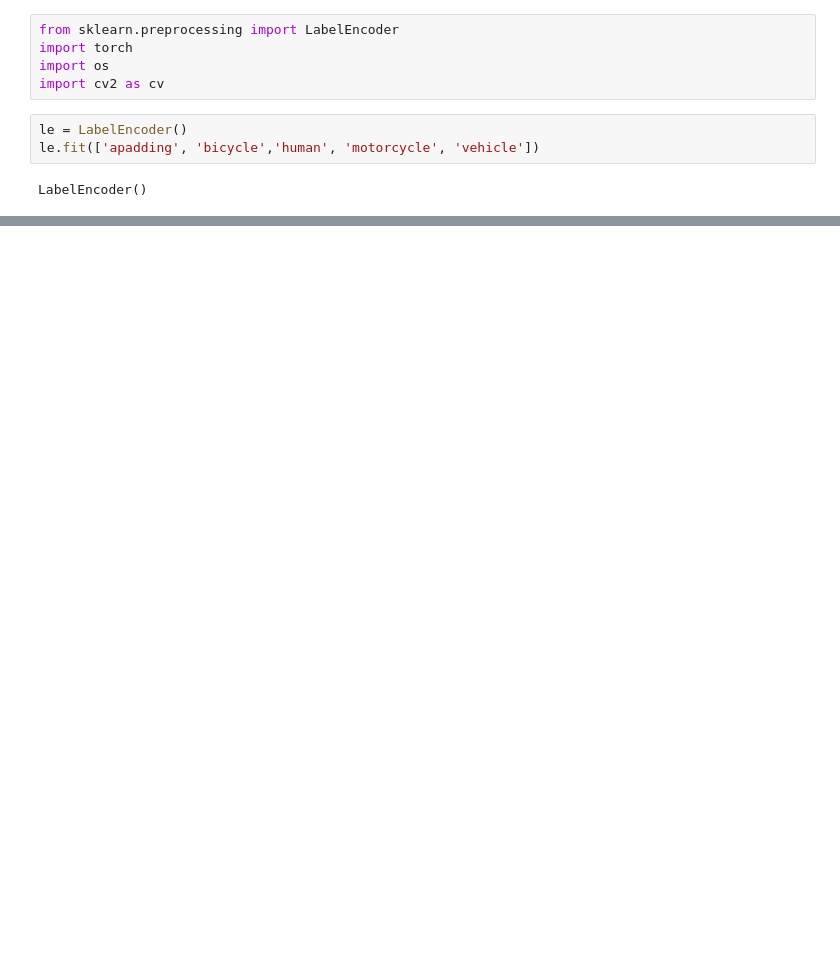
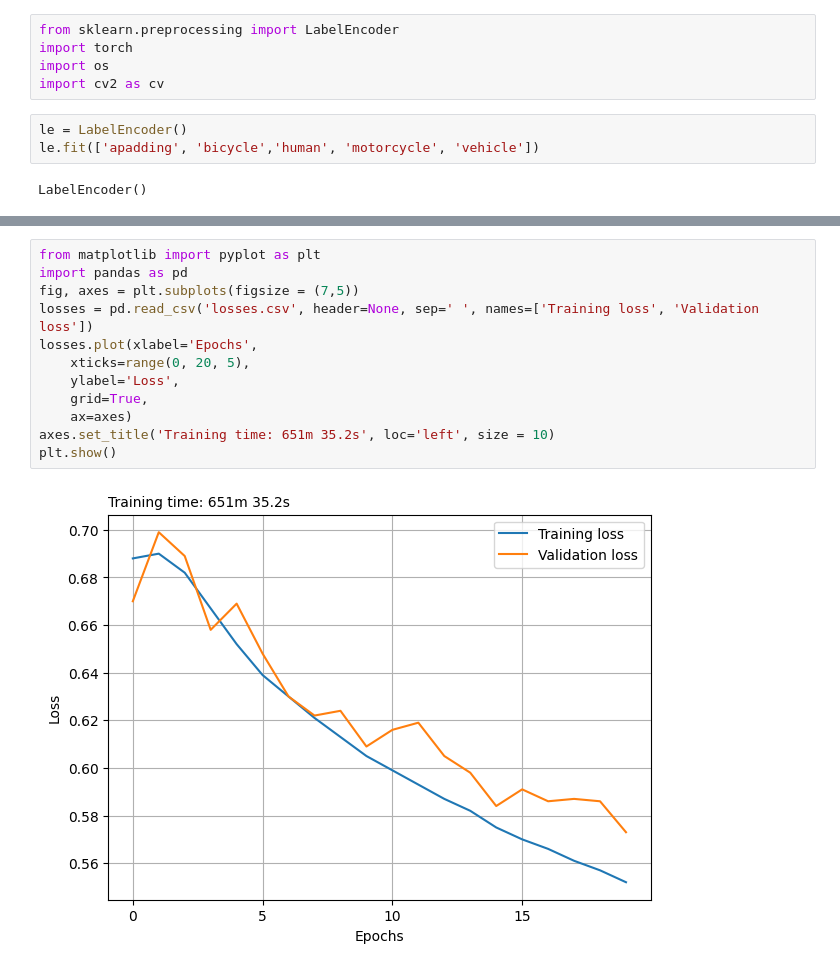
Before and after one commit to ChineseWarlord/ComTek-7-AVS, a Jupyter notebook: Miniproject/testing.ipynb, the cells around one changed output, grey strips where cells are left out. Cells and saved outputs as stored; diff of their text form; blank space fills up the shorter version.

```diff
--- a/Miniproject/testing.ipynb
+++ b/Miniproject/testing.ipynb
@@ -70,3 +52,17 @@ while(True):
     else:
         cv.destroyAllWindows()
         break
+# %%
+from matplotlib import pyplot as plt
+import pandas as pd
+fig, axes = plt.subplots(figsize = (7,5))
+losses = pd.read_csv('losses.csv', header=None, sep=' ', names=['Training loss', 'Validation loss'])
+losses.plot(xlabel='Epochs',
+    xticks=range(0, 20, 5),
+    ylabel='Loss',
+    grid=True,
+    ax=axes)
+axes.set_title('Training time: 651m 35.2s', loc='left', size = 10)
+plt.show()
+# %% [output]
+[figure, added]
```
Also changed, not shown: parts of 2 cells of this notebook.
